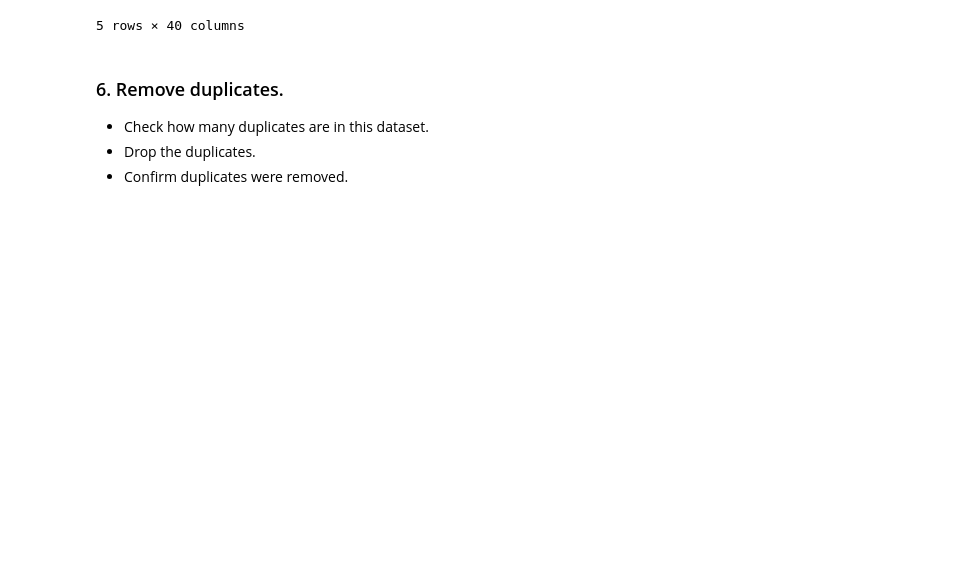
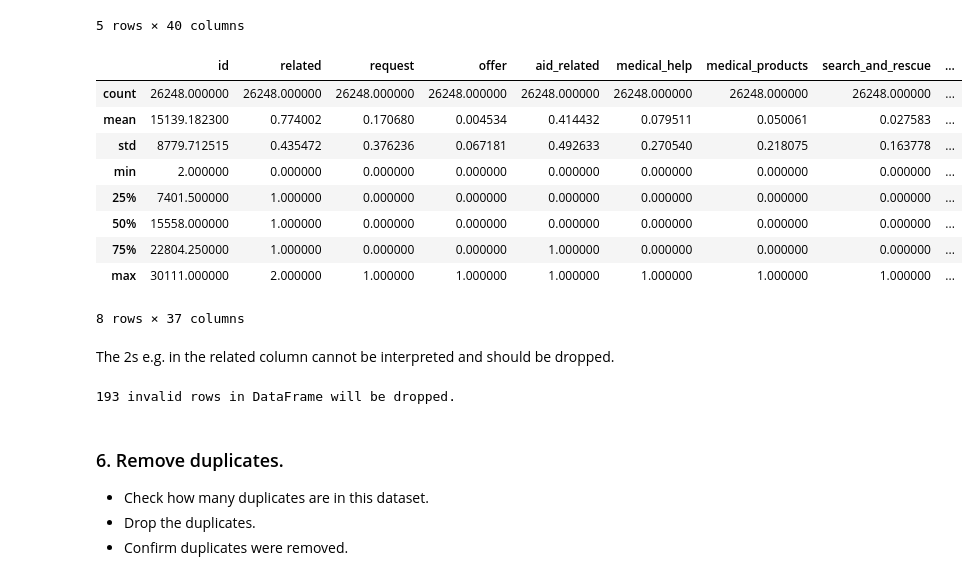
Before and after one commit to adrianprochaska/disaster-response-pipeline, a Jupyter notebook: preparation/ETL Pipeline Preparation.ipynb, the cells around one changed output. Drawn from its saved outputs; the diff is of its cells as text; code cells hidden in the pictures; blank space fills up the shorter version.

```diff
--- a/preparation/ETL Pipeline Preparation.ipynb
+++ b/preparation/ETL Pipeline Preparation.ipynb
@@ -145,6 +145,32 @@ df.head()
 | 3 | 9 | UN reports Leogane 80-90 destroye... | UN reports Leogane 80-90 destroye... | direct | 1 | 1 | 0 | 1 | 0 | ... |
 | 4 | 12 | says: west side of Haiti, rest of... | facade ouest d Haiti et le reste ... | direct | 1 | 0 | 0 | 0 | 0 | ... |
 5 rows × 40 columns
+# %%
+df.describe()
+# %% [output]
+|  | id | related | request | offer | aid_related | medical_help | medical_products | search_and_rescue | ... |
+| count | 26248.000000 | 26248.000000 | 26248.000000 | 26248.000000 | 26248.000000 | 26248.000000 | 26248.000000 | 26248.000000 | ... |
+| mean | 15139.182300 | 0.774002 | 0.170680 | 0.004534 | 0.414432 | 0.079511 | 0.050061 | 0.027583 | ... |
+| std | 8779.712515 | 0.435472 | 0.376236 | 0.067181 | 0.492633 | 0.270540 | 0.218075 | 0.163778 | ... |
+| min | 2.000000 | 0.000000 | 0.000000 | 0.000000 | 0.000000 | 0.000000 | 0.000000 | 0.000000 | ... |
+| 25% | 7401.500000 | 1.000000 | 0.000000 | 0.000000 | 0.000000 | 0.000000 | 0.000000 | 0.000000 | ... |
+| 50% | 15558.000000 | 1.000000 | 0.000000 | 0.000000 | 0.000000 | 0.000000 | 0.000000 | 0.000000 | ... |
+| 75% | 22804.250000 | 1.000000 | 0.000000 | 0.000000 | 1.000000 | 0.000000 | 0.000000 | 0.000000 | ... |
+| max | 30111.000000 | 2.000000 | 1.000000 | 1.000000 | 1.000000 | 1.000000 | 1.000000 | 1.000000 | ... |
+8 rows × 37 columns
+# %% [markdown]
+The 2s e.g. in the related column cannot be interpreted and should be dropped.
+# %%
+idx_cell_invalid = (df.iloc[:, 4: ]>1) | (df.iloc[:, 4: ]<0)
+idx_row_invalid = idx_cell_invalid.any(axis=1)
+
+# print out result
+print('{} invalid rows in DataFrame will be dropped.'.
+    format(idx_row_invalid.sum()))
+
+df = df.loc[~idx_row_invalid, :]
+# %% [output]
+193 invalid rows in DataFrame will be dropped.
 # %% [markdown]
 ### 6. Remove duplicates.
 - Check how many duplicates are in this dataset.
```
Also changed, not shown: parts of 2 cells of this notebook, 2 other files.
